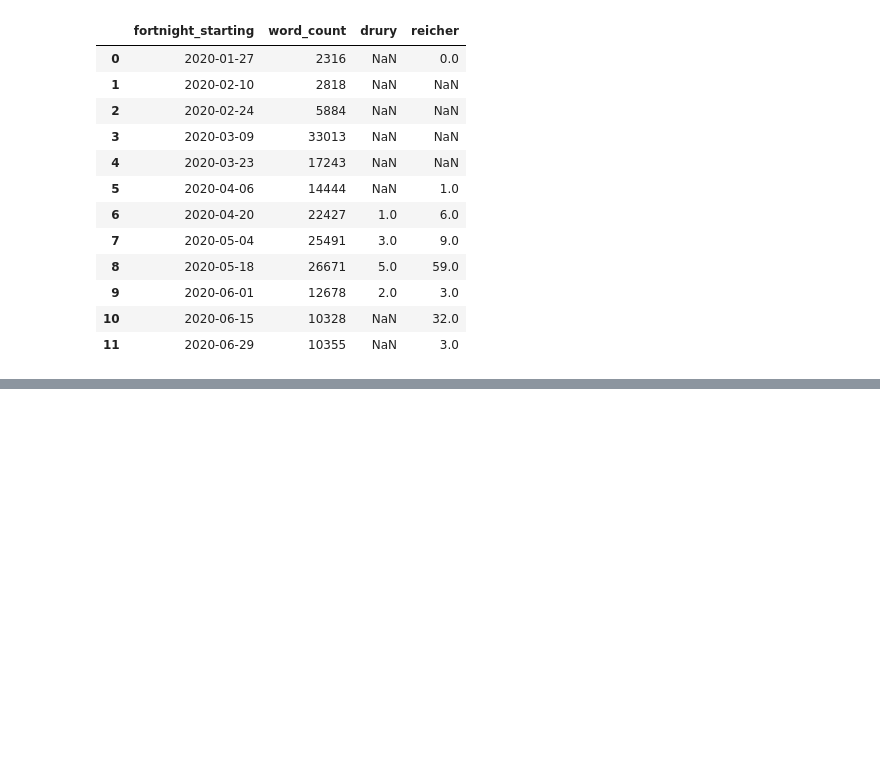
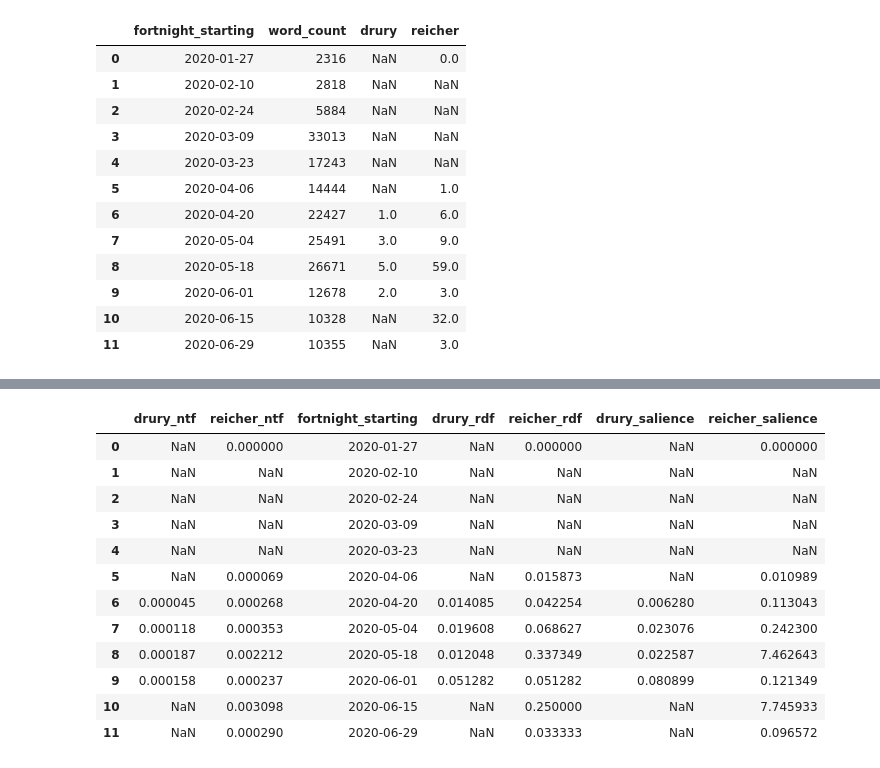
Before and after one commit to exfalsoquodlibet/behavioural-sci-perception, a Jupyter notebook: notebooks/news_media/emerging_actors.ipynb, the cells around one changed output, grey strips where cells are left out. Drawn from its saved outputs; the diff is of its cells as text; code cells hidden in the pictures; blank space fills up the shorter version.

```diff
--- a/notebooks/news_media/emerging_actors.ipynb
+++ b/notebooks/news_media/emerging_actors.ipynb
@@ -449,0 +424,4 @@ emergent_actors_nkf
+# %%
+emergent_actors_rdf.rename(columns={"drury": "drury_rdf", "reicher": "reicher_rdf"}, inplace=True)
+# %%
+emergent_actors = emergent_actors_nkf.merge(emergent_actors_rdf, on="fortnight_starting")
@@ -449,0 +444,20 @@ emergent_actors_nkf
+# %%
+emergent_actors["drury_salience"] = emergent_actors['drury_ntf']*10000*emergent_actors['drury_rdf']
+# %%
+emergent_actors["reicher_salience"] = emergent_actors['reicher_ntf']*10000*emergent_actors['reicher_rdf']
+# %%
+emergent_actors
+# %% [output]
+|  | drury_ntf | reicher_ntf | fortnight_starting | drury_rdf | reicher_rdf | drury_salience | reicher_salience |
+| 0 | NaN | 0.000000 | 2020-01-27 | NaN | 0.000000 | NaN | 0.000000 |
+| 1 | NaN | NaN | 2020-02-10 | NaN | NaN | NaN | NaN |
+| 2 | NaN | NaN | 2020-02-24 | NaN | NaN | NaN | NaN |
+| 3 | NaN | NaN | 2020-03-09 | NaN | NaN | NaN | NaN |
+| 4 | NaN | NaN | 2020-03-23 | NaN | NaN | NaN | NaN |
+| 5 | NaN | 0.000069 | 2020-04-06 | NaN | 0.015873 | NaN | 0.010989 |
+| 6 | 0.000045 | 0.000268 | 2020-04-20 | 0.014085 | 0.042254 | 0.006280 | 0.113043 |
+| 7 | 0.000118 | 0.000353 | 2020-05-04 | 0.019608 | 0.068627 | 0.023076 | 0.242300 |
+| 8 | 0.000187 | 0.002212 | 2020-05-18 | 0.012048 | 0.337349 | 0.022587 | 7.462643 |
+| 9 | 0.000158 | 0.000237 | 2020-06-01 | 0.051282 | 0.051282 | 0.080899 | 0.121349 |
+| 10 | NaN | 0.003098 | 2020-06-15 | NaN | 0.250000 | NaN | 7.745933 |
+| 11 | NaN | 0.000290 | 2020-06-29 | NaN | 0.033333 | NaN | 0.096572 |
```
Also changed, not shown: parts of 20 cells of this notebook, 1 other file.
